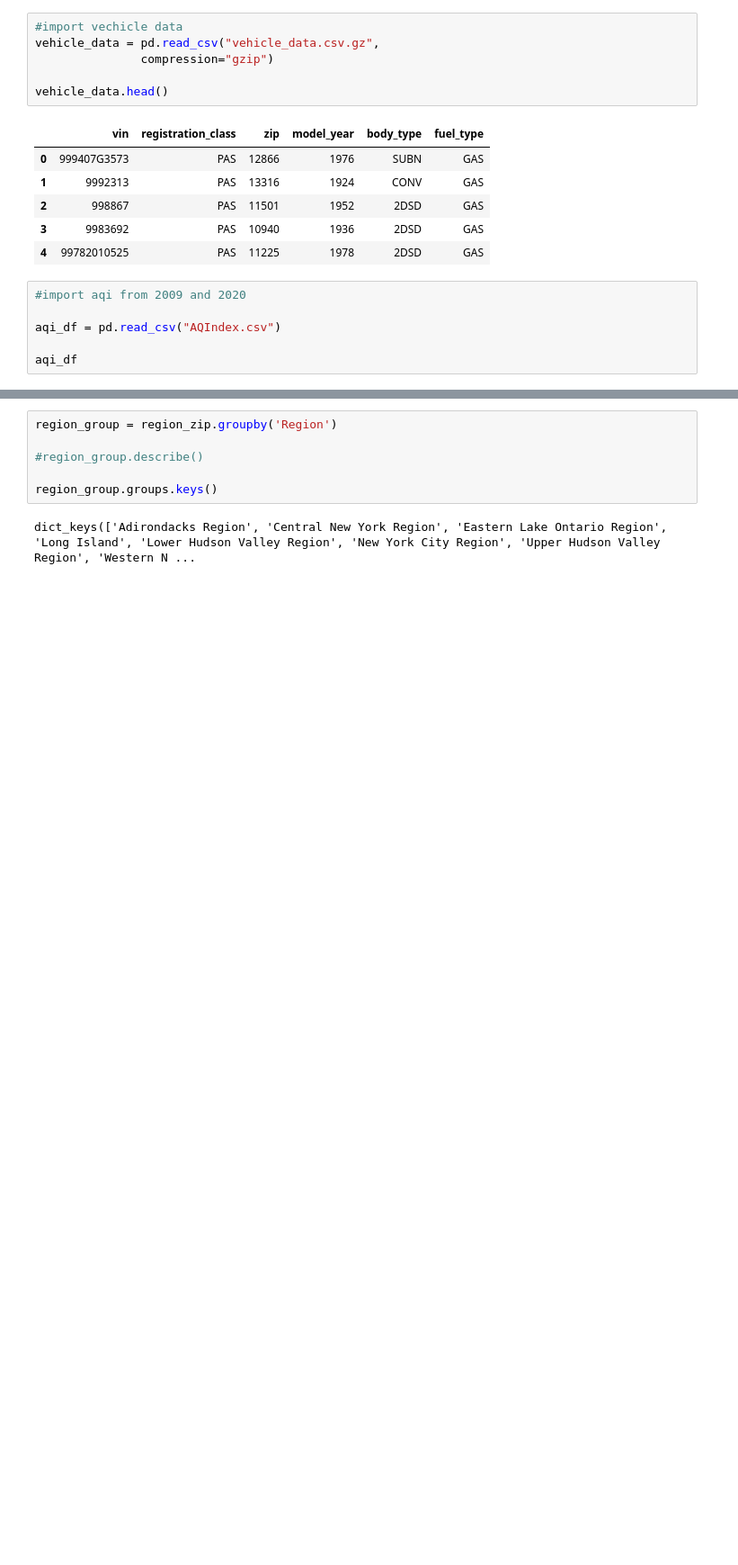
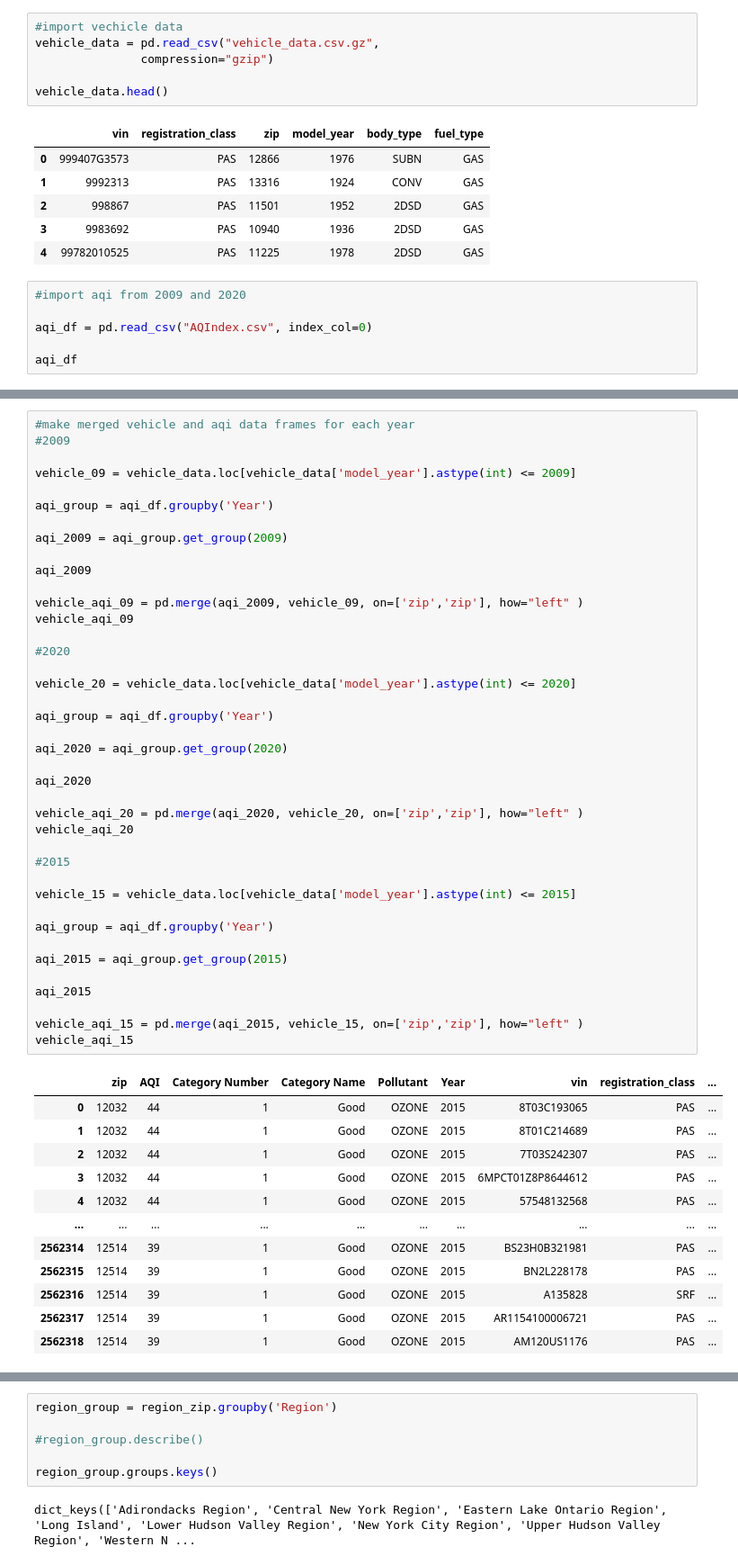
Before and after one commit to paloni-dotcom/Se7en, a Jupyter notebook: density_aqi.ipynb, the cells around one changed output, grey strips where cells are left out. Shown at 90% size. Saved outputs shown, nothing was run; the diff lists cells and outputs as text; blank space fills up the shorter version.

Commit message:
data frames

```diff
--- a/density_aqi.ipynb
+++ b/density_aqi.ipynb
@@ -20,7 +20,7 @@ vehicle_data.head()
 # %%
 #import aqi from 2009 and 2020
 
-aqi_df = pd.read_csv("AQIndex.csv")
+aqi_df = pd.read_csv("AQIndex.csv", index_col=0)
 
 aqi_df
 # %% [output]
@@ -27,0 +40,53 @@ FileNotFoundError: [Errno 2] File AQIndex.csv does not exist: 'AQIndex.csv'
+# %%
+#make merged vehicle and aqi data frames for each year
+#2009
+
+vehicle_09 = vehicle_data.loc[vehicle_data['model_year'].astype(int) <= 2009]
+
+aqi_group = aqi_df.groupby('Year')
+
+aqi_2009 = aqi_group.get_group(2009)
+
+aqi_2009
+
+vehicle_aqi_09 = pd.merge(aqi_2009, vehicle_09, on=['zip','zip'], how="left" )
+vehicle_aqi_09
+
+#2020
+
+vehicle_20 = vehicle_data.loc[vehicle_data['model_year'].astype(int) <= 2020]
+
+aqi_group = aqi_df.groupby('Year')
+
+aqi_2020 = aqi_group.get_group(2020)
+
+aqi_2020
+
+vehicle_aqi_20 = pd.merge(aqi_2020, vehicle_20, on=['zip','zip'], how="left" )
+vehicle_aqi_20
+
+#2015
+
+vehicle_15 = vehicle_data.loc[vehicle_data['model_year'].astype(int) <= 2015]
+
+aqi_group = aqi_df.groupby('Year')
+
+aqi_2015 = aqi_group.get_group(2015)
+
+aqi_2015
+
+vehicle_aqi_15 = pd.merge(aqi_2015, vehicle_15, on=['zip','zip'], how="left" )
+vehicle_aqi_15
+# %% [output]
+|  | zip | AQI | Category Number | Category Name | Pollutant | Year | vin | registration_class | ... |
+| 0 | 12032 | 44 | 1 | Good | OZONE | 2015 | 8T03C193065 | PAS | ... |
+| 1 | 12032 | 44 | 1 | Good | OZONE | 2015 | 8T01C214689 | PAS | ... |
+| 2 | 12032 | 44 | 1 | Good | OZONE | 2015 | 7T03S242307 | PAS | ... |
+| 3 | 12032 | 44 | 1 | Good | OZONE | 2015 | 6MPCT01Z8P8644612 | PAS | ... |
+| 4 | 12032 | 44 | 1 | Good | OZONE | 2015 | 57548132568 | PAS | ... |
+| ... | ... | ... | ... | ... | ... | ... | ... | ... | ... |
+| 2562314 | 12514 | 39 | 1 | Good | OZONE | 2015 | BS23H0B321981 | PAS | ... |
+| 2562315 | 12514 | 39 | 1 | Good | OZONE | 2015 | BN2L228178 | PAS | ... |
+| 2562316 | 12514 | 39 | 1 | Good | OZONE | 2015 | A135828 | SRF | ... |
+| 2562317 | 12514 | 39 | 1 | Good | OZONE | 2015 | AR1154100006721 | PAS | ... |
+| 2562318 | 12514 | 39 | 1 | Good | OZONE | 2015 | AM120US1176 | PAS | ... |
```
Also changed, not shown: parts of 7 cells of this notebook.
